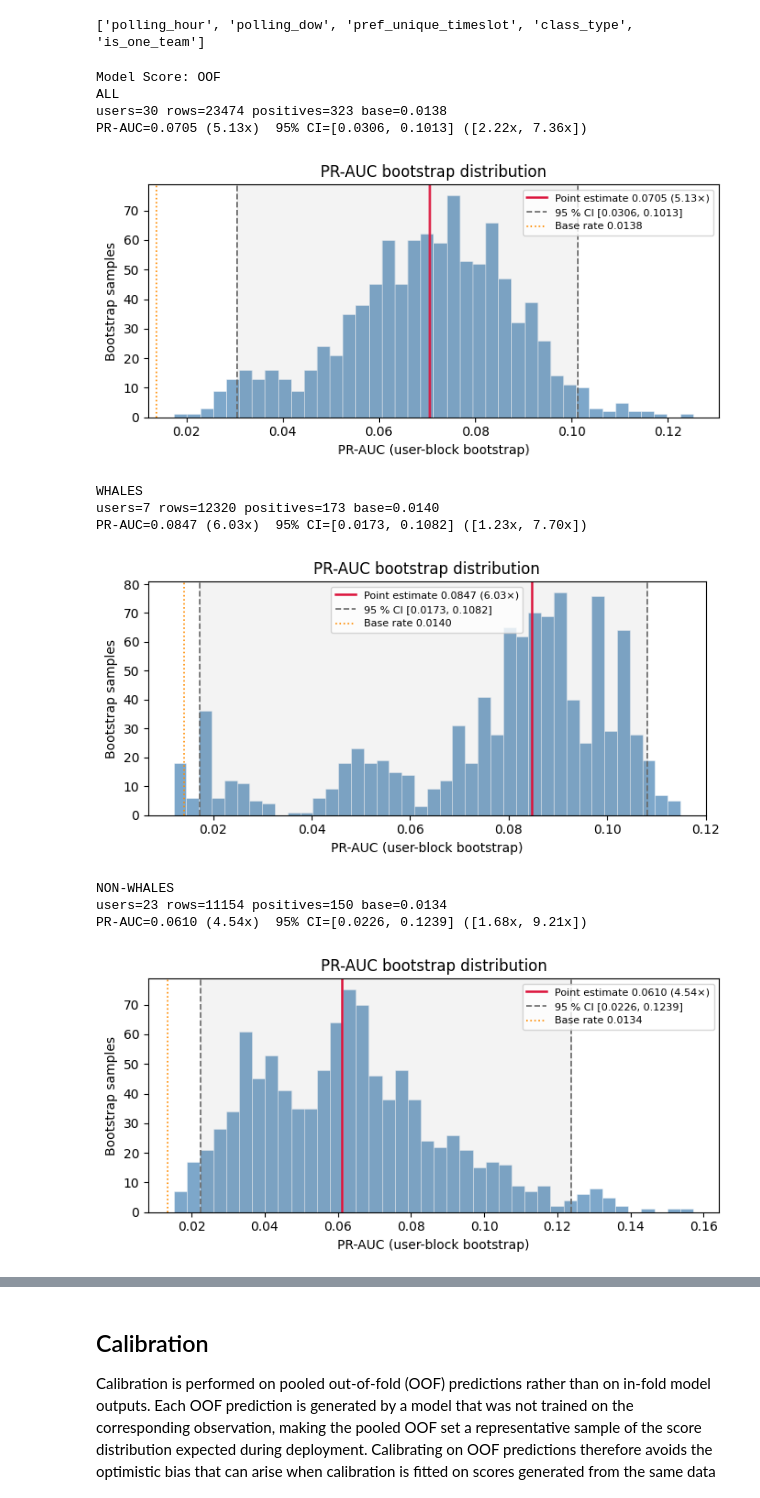
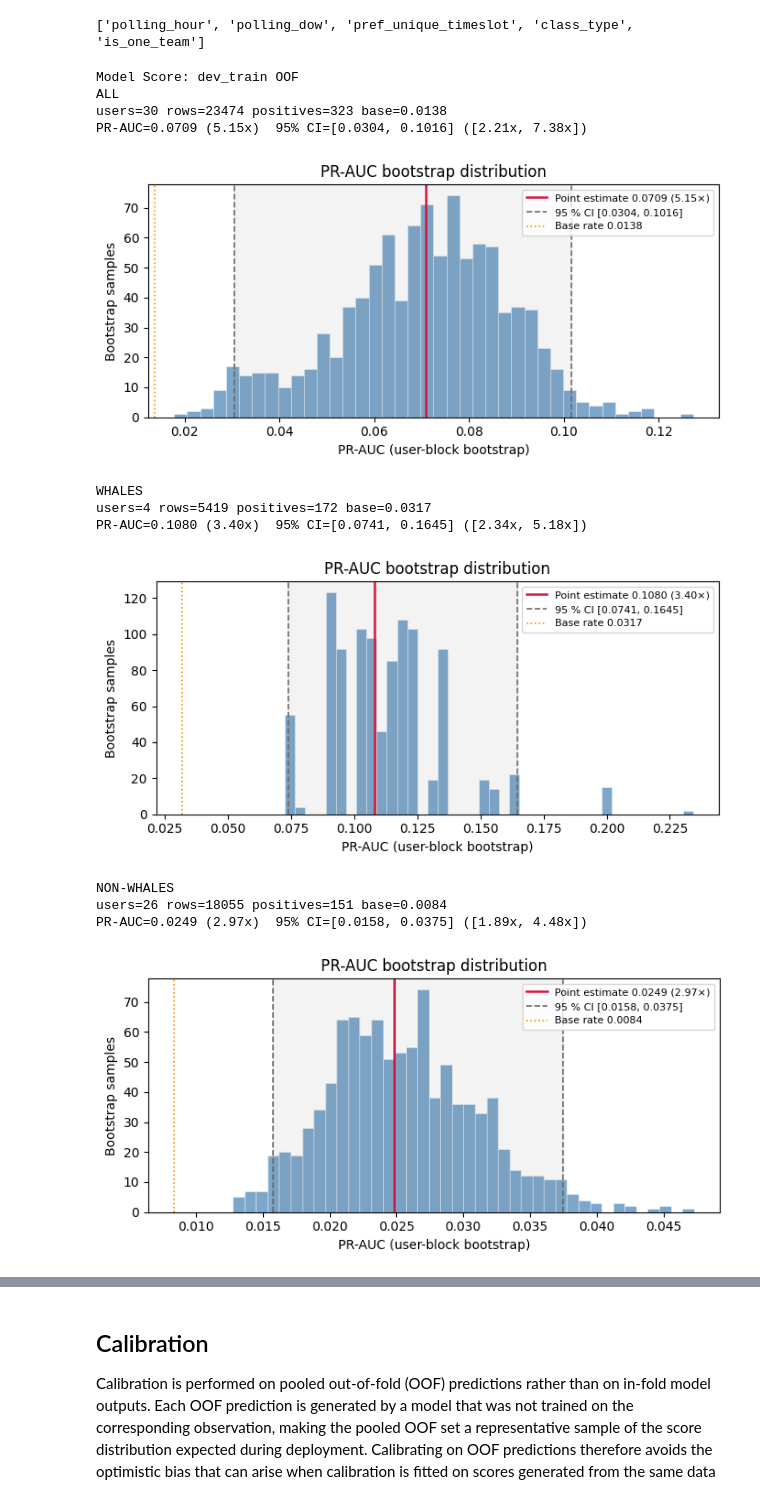
Before and after one commit to jun000111/cdc_ml, a Jupyter notebook: notebooks/4.01-report.ipynb, the cells around one changed output, grey strips where cells are left out. Drawn from its saved outputs; the diff is of its cells as text; code cells hidden in the pictures.

```diff
--- a/notebooks/4.01-report.ipynb
+++ b/notebooks/4.01-report.ipynb
@@ -566,34 +558,21 @@ non_whales_pt_mask_test = ~df_test["username"].isin(whales_pc).to_numpy()
 # %%
-oof_df = pd.read_parquet(OOF)
+oof_dev_df = pd.read_parquet(DEV_OOF_METRICS)
+cal_oof = oof_dev_df["cal_oof"]
 
-print("Model Score: OOF")
-y_train,p_oof,cal_oof,groups = oof_df["y_true"].to_numpy(),oof_df["p_oof"].to_numpy(),oof_df["cal_oof"].to_numpy(),oof_df["groups"].to_numpy()
-whale_users = df_train.loc[whales_pt_mask_train,["username"]]
-non_whales_users = df_train.loc[non_whales_pt_mask_train,["username"]]
-print("ALL");
-boots,point,base,hi,lo= pr_auc_ci_by_user(y_train, cal_oof, groups)
-bootstrap_distribution(boots,point,base,hi,lo)
-
-print("WHALES");
-boots,point,base,hi,lo=pr_auc_ci_by_user(y_train[whales_pt_mask_train],  cal_oof[whales_pt_mask_train],  whale_users)
-bootstrap_distribution(boots,point,base,hi,lo)
-
-print("NON-WHALES");
-boots,point,base,hi,lo=pr_auc_ci_by_user(y_train[~whales_pt_mask_train], cal_oof[~whales_pt_mask_train], non_whales_users)
-bootstrap_distribution(boots,point,base,hi,lo)
+boostrap_summary(df_train,cal_oof,"dev_train")
 # %% [output]
-Model Score: OOF
+Model Score: dev_train OOF
 ALL
 users=30 rows=23474 positives=323 base=0.0138
-PR-AUC=0.0705 (5.13x)  95% CI=[0.0306, 0.1013] ([2.22x, 7.36x])
+PR-AUC=0.0709 (5.15x)  95% CI=[0.0304, 0.1016] ([2.21x, 7.38x])
-[figure, old version]
+[figure, new version]
 WHALES
-users=7 rows=12320 positives=173 base=0.0140
-PR-AUC=0.0847 (6.03x)  95% CI=[0.0173, 0.1082] ([1.23x, 7.70x])
+users=4 rows=5419 positives=172 base=0.0317
+PR-AUC=0.1080 (3.40x)  95% CI=[0.0741, 0.1645] ([2.34x, 5.18x])
-[figure, old version]
+[figure, new version]
 NON-WHALES
-users=23 rows=11154 positives=150 base=0.0134
-PR-AUC=0.0610 (4.54x)  95% CI=[0.0226, 0.1239] ([1.68x, 9.21x])
+users=26 rows=18055 positives=151 base=0.0084
+PR-AUC=0.0249 (2.97x)  95% CI=[0.0158, 0.0375] ([1.89x, 4.48x])
-[figure, old version]
+[figure, new version]
 # %%
 p_cal = model.predict_proba(df_test)
```
Also changed, not shown: parts of 25 cells of this notebook, 17 other files.
